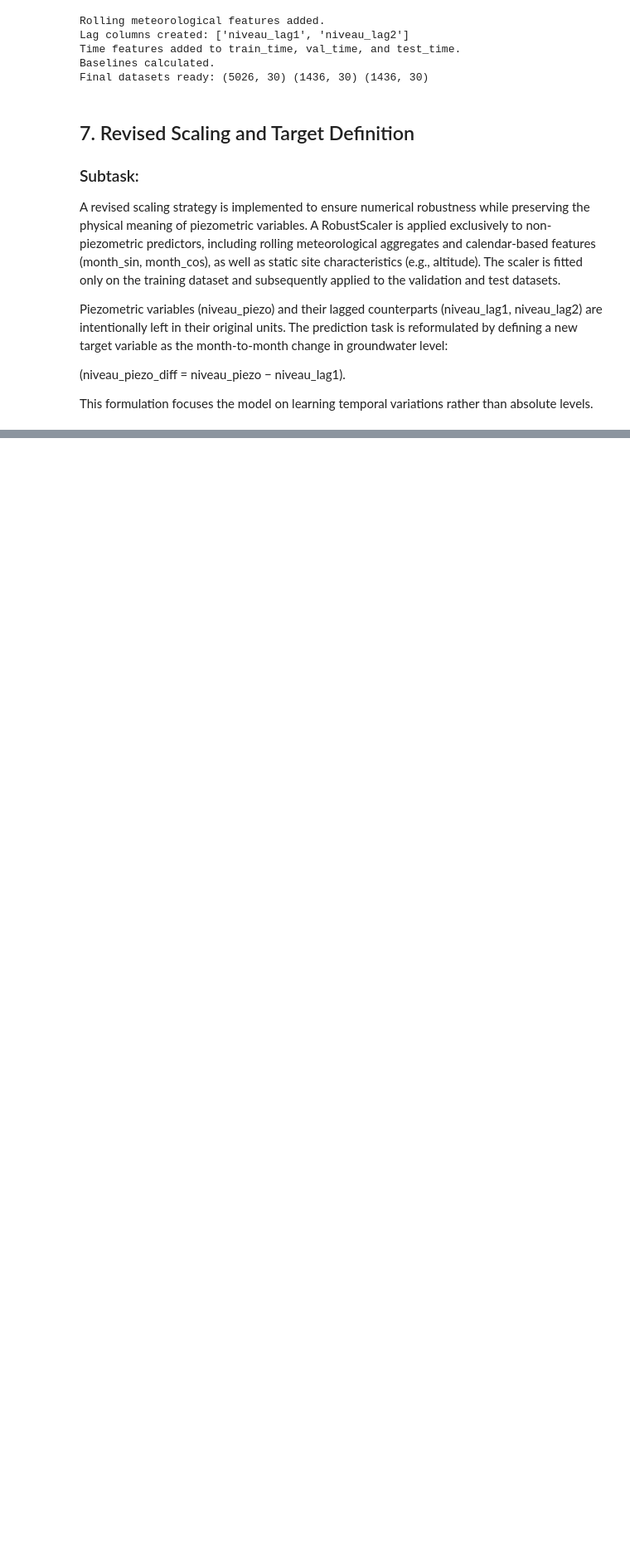
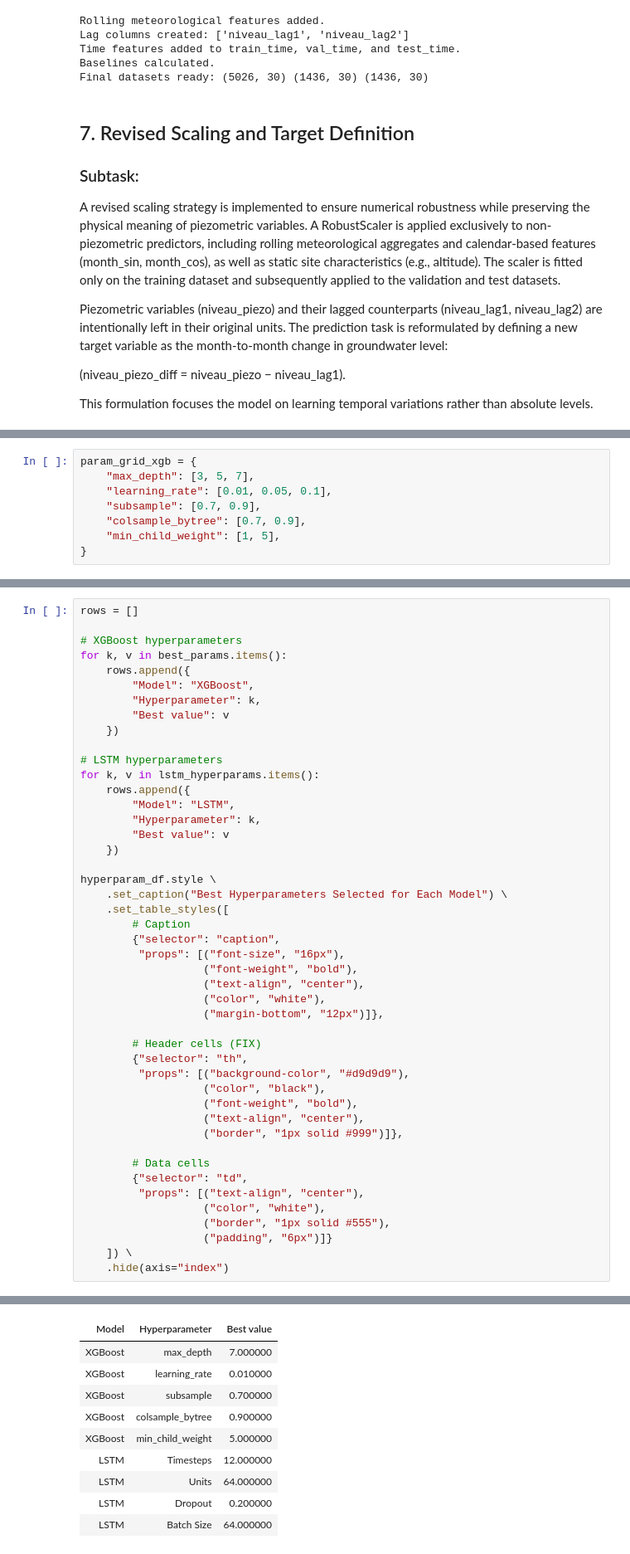
Before and after one commit to MarcoZanine/2025_ML_EES, a Jupyter notebook: FinalProject/FinalProject.ipynb, the cells around one changed output, grey strips where cells are left out. Shown at 83% size. Cells and saved outputs as stored; diff of their text form; blank space fills up the shorter version.

```diff
--- a/FinalProject/FinalProject.ipynb
+++ b/FinalProject/FinalProject.ipynb
@@ -587,0 +667,8 @@ Sample X_train_diff head:
+# %%
+param_grid_xgb = {
+    "max_depth": [3, 5, 7],
+    "learning_rate": [0.01, 0.05, 0.1],
+    "subsample": [0.7, 0.9],
+    "colsample_bytree": [0.7, 0.9],
+    "min_child_weight": [1, 5],
+}
@@ -834,0 +1101,47 @@ This notebook followed a structured workflow to develop a regression model capab
+# %%
+rows = []
+
+# XGBoost hyperparameters
+for k, v in best_params.items():
+    rows.append({
+        "Model": "XGBoost",
+        "Hyperparameter": k,
+        "Best value": v
+    })
+
+# LSTM hyperparameters
+for k, v in lstm_hyperparams.items():
+    rows.append({
+        "Model": "LSTM",
+        "Hyperparameter": k,
+        "Best value": v
+    })
+
+hyperparam_df.style \
+    .set_caption("Best Hyperparameters Selected for Each Model") \
+    .set_table_styles([
+        # Caption
+        {"selector": "caption",
+         "props": [("font-size", "16px"),
+                   ("font-weight", "bold"),
+                   ("text-align", "center"),
+                   ("color", "white"),
+                   ("margin-bottom", "12px")]},
+
+        # Header cells (FIX)
+        {"selector": "th",
+         "props": [("background-color", "#d9d9d9"),
+                   ("color", "black"),
+                   ("font-weight", "bold"),
+                   ("text-align", "center"),
+                   ("border", "1px solid #999")]},
+
+        # Data cells
+        {"selector": "td",
+         "props": [("text-align", "center"),
+                   ("color", "white"),
+                   ("border", "1px solid #555"),
+                   ("padding", "6px")]}
+    ]) \
+    .hide(axis="index")
+# %% [output]
@@ -834,0 +1149,10 @@ This notebook followed a structured workflow to develop a regression model capab
+| Model | Hyperparameter | Best value |
+| XGBoost | max_depth | 7.000000 |
+| XGBoost | learning_rate | 0.010000 |
+| XGBoost | subsample | 0.700000 |
+| XGBoost | colsample_bytree | 0.900000 |
+| XGBoost | min_child_weight | 5.000000 |
+| LSTM | Timesteps | 12.000000 |
+| LSTM | Units | 64.000000 |
+| LSTM | Dropout | 0.200000 |
+| LSTM | Batch Size | 64.000000 |
```
Also changed, not shown: parts of 51 cells of this notebook.
